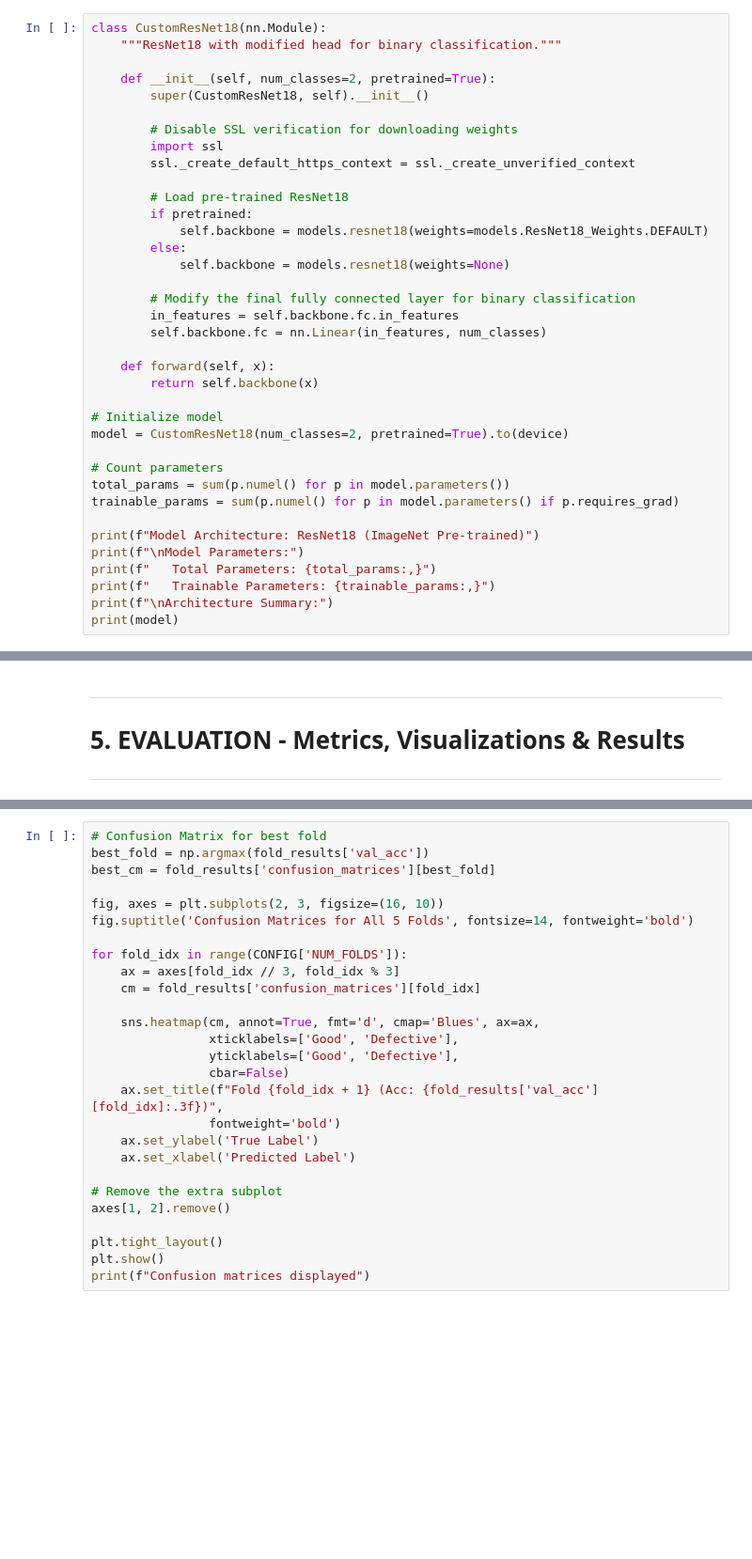
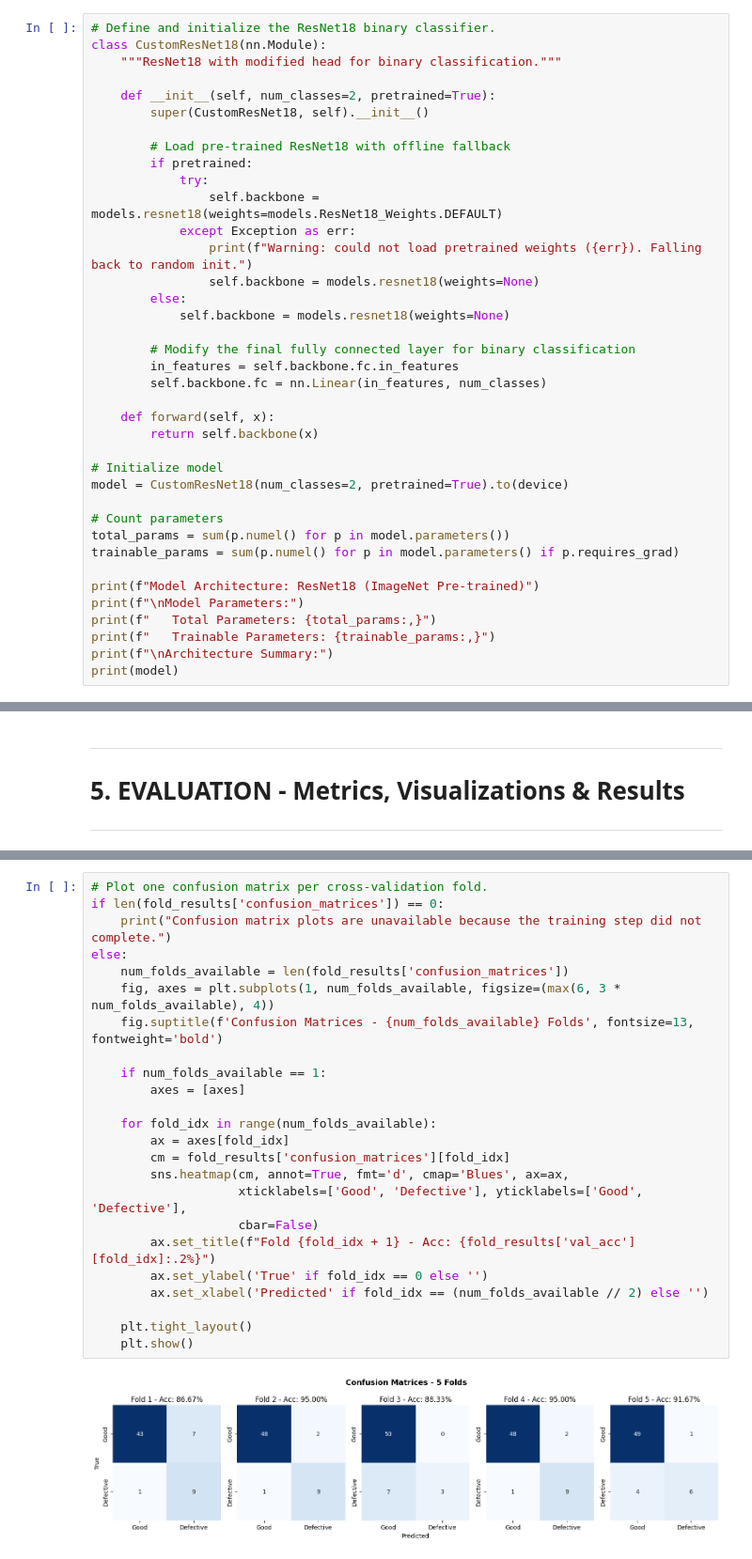
Before and after one commit to TonneauBenjamin/mvtec-screw-classification, a Jupyter notebook: main_analysis.ipynb, the cells around one changed output, grey strips where cells are left out. Shown at 94% size. Cells and saved outputs as stored; diff of their text form; blank space fills up the shorter version.

```diff
--- a/main_analysis.ipynb
+++ b/main_analysis.ipynb
@@ -285,19 +475,20 @@ else:
 # 3. MODEL DEFINITION - ResNet18 Binary Classifier
 ---
 # %%
+# Define and initialize the ResNet18 binary classifier.
 class CustomResNet18(nn.Module):
     """ResNet18 with modified head for binary classification."""
 
     def __init__(self, num_classes=2, pretrained=True):
         super(CustomResNet18, self).__init__()
 
-        # Disable SSL verification for downloading weights
-        import ssl
-        ssl._create_default_https_context = ssl._create_unverified_context
-
-        # Load pre-trained ResNet18
+        # Load pre-trained ResNet18 with offline fallback
         if pretrained:
-            self.backbone = models.resnet18(weights=models.ResNet18_Weights.DEFAULT)
+            try:
+                self.backbone = models.resnet18(weights=models.ResNet18_Weights.DEFAULT)
+            except Exception as err:
+                print(f"Warning: could not load pretrained weights ({err}). Falling back to random init.")
+                self.backbone = models.resnet18(weights=None)
         else:
             self.backbone = models.resnet18(weights=None)
 
@@ -651,28 +999,27 @@ ValueError: All arrays must be of the same length
 # %%
-# Confusion Matrix for best fold
-best_fold = np.argmax(fold_results['val_acc'])
-best_cm = fold_results['confusion_matrices'][best_fold]
+# Plot one confusion matrix per cross-validation fold.
+if len(fold_results['confusion_matrices']) == 0:
+    print("Confusion matrix plots are unavailable because the training step did not complete.")
+else:
+    num_folds_available = len(fold_results['confusion_matrices'])
+    fig, axes = plt.subplots(1, num_folds_available, figsize=(max(6, 3 * num_folds_available), 4))
+    fig.suptitle(f'Confusion Matrices - {num_folds_available} Folds', fontsize=13, fontweight='bold')
 
-fig, axes = plt.subplots(2, 3, figsize=(16, 10))
-fig.suptitle('Confusion Matrices for All 5 Folds', fontsize=14, fontweight='bold')
+    if num_folds_available == 1:
+        axes = [axes]
 
-for fold_idx in range(CONFIG['NUM_FOLDS']):
-    ax = axes[fold_idx // 3, fold_idx % 3]
-    cm = fold_results['confusion_matrices'][fold_idx]
+    for fold_idx in range(num_folds_available):
+        ax = axes[fold_idx]
+        cm = fold_results['confusion_matrices'][fold_idx]
+        sns.heatmap(cm, annot=True, fmt='d', cmap='Blues', ax=ax,
+                    xticklabels=['Good', 'Defective'], yticklabels=['Good', 'Defective'],
+                    cbar=False)
+        ax.set_title(f"Fold {fold_idx + 1} - Acc: {fold_results['val_acc'][fold_idx]:.2%}")
+        ax.set_ylabel('True' if fold_idx == 0 else '')
+        ax.set_xlabel('Predicted' if fold_idx == (num_folds_available // 2) else '')
 
-    sns.heatmap(cm, annot=True, fmt='d', cmap='Blues', ax=ax,
-                xticklabels=['Good', 'Defective'],
-                yticklabels=['Good', 'Defective'],
-                cbar=False)
-    ax.set_title(f"Fold {fold_idx + 1} (Acc: {fold_results['val_acc'][fold_idx]:.3f})",
-                fontweight='bold')
-    ax.set_ylabel('True Label')
-    ax.set_xlabel('Predicted Label')
-
-# Remove the extra subplot
-axes[1, 2].remove()
-
-plt.tight_layout()
-plt.show()
-print(f"Confusion matrices displayed")
+    plt.tight_layout()
+    plt.show()
+# %% [output]
+[figure, added]
 # %%
```
Also changed, not shown: parts of 29 cells of this notebook, 5 other files.
